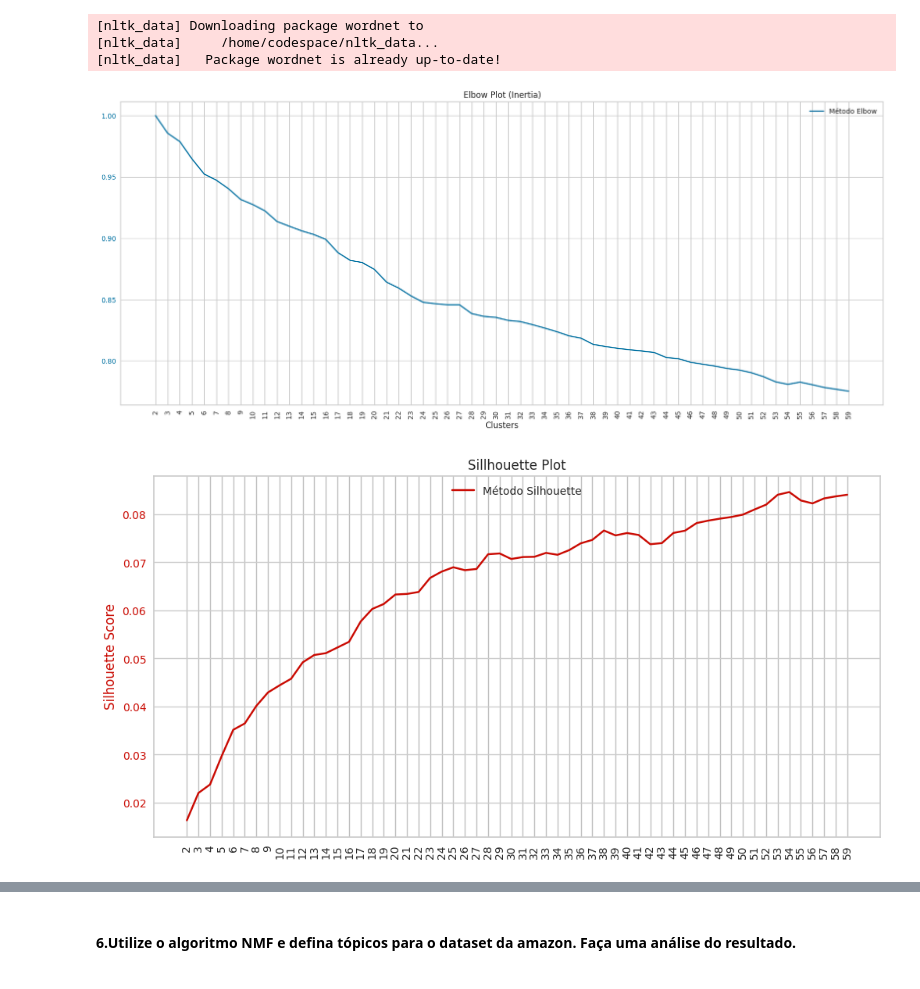
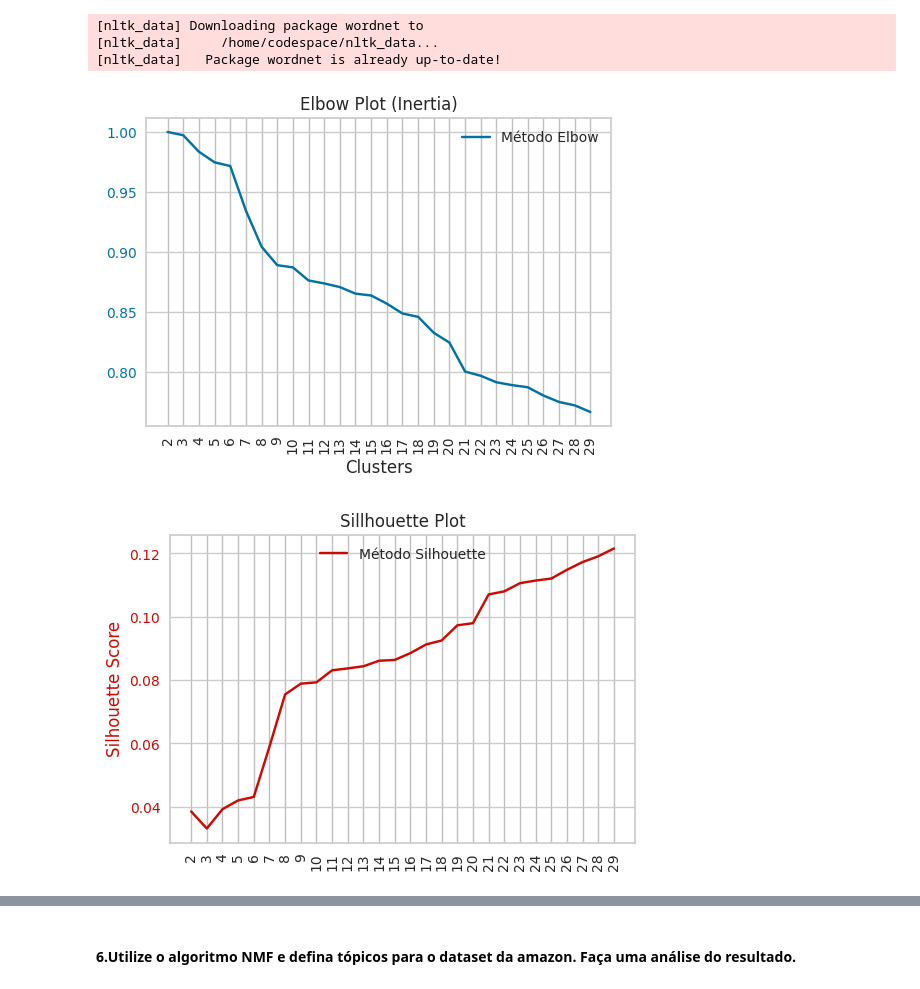
Before and after one commit to rodrigo1992-cmyk/Faculdade, a Jupyter notebook: Notebooks/rodrigo_mesquita_DR4_AT.ipynb, the cells around one changed output, grey strips where cells are left out. Saved outputs shown, nothing was run; the diff lists cells and outputs as text; code cells hidden in the pictures.

```diff
--- a/Notebooks/rodrigo_mesquita_DR4_AT.ipynb
+++ b/Notebooks/rodrigo_mesquita_DR4_AT.ipynb
@@ -182,3 +181,9 @@ classes = df['label_text'].unique()
 print(f'Quantidade de Classes: {len(classes)}')
 # %% [output]
 Quantidade de Classes: 60
+# %%
+#Filtrando apenas 6 classes para o trabalho
+filtro_classes = ['play_music', 'weather_query', 'calendar_query', 'general_quirky', 'qa_factoid', 'news_query']
+df = df[df['label_text'].isin(filtro_classes)].copy()
+classes = df['label_text'].unique()
+print(f'Quantidade de Classes: {len(classes)}')
@@ -205,7 +224,7 @@ vect = tfidf.fit_transform(data_lem)
 # %%
 #Treinar o Kmeans e iterar com diferentes valores de K para avaliar a quantidade idade, utilizando os métodos elbow e silhouette
 elbow, silhouette = {},{}
-for k in range(2, 60, 1):
+for k in range(2, 30, 1):
     model = KMeans(n_clusters= k, max_iter=1000, random_state=42).fit(vect)
     preds = model.predict(vect)
     elbow[k] = model.inertia_
@@ -213,31 +232,31 @@ for k in range(2, 60, 1):
 # %%
 #Plortar os gráficos de Elbow e Silhouete
 maximo = max(elbow.values())
 for key in elbow:
     elbow[key] = float(elbow[key]) / maximo
 
 #Gráfico Elbow
-fig, ax1 = plt.subplots(figsize=(20, 8))
+fig, ax1 = plt.subplots(figsize=(6, 4))
 ax1.plot(list(elbow.keys()), list(elbow.values()), label="Método Elbow", color='b')
 ax1.set_xlabel('Clusters', fontsize=12)
 ax1.tick_params('y', colors='b')
 ax1.legend(loc='upper right')
 
 #Ajustar o Xticks para que seja de 1 em 1
 ax1.set_xticks(list(elbow.keys()))
 ax1.set_xticklabels(list(elbow.keys()))
 #rotacionar os Xticks
 plt.xticks(rotation=90)
 #Adicionar grid vertical
 ax1.grid(visible=True, axis='x', linestyle='-', color='gray', alpha=0.5)
 
 plt.title('Elbow Plot (Inertia)')
 plt.show()
 # %% [output]
-[figure, old version]
+[figure, new version]
 # %%
 # Gráfico Silhouete
-fig, ax1 = plt.subplots(figsize=(12, 6))
+fig, ax1 = plt.subplots(figsize=(6, 4))
 ax1.plot(list(silhouette.keys()), list(silhouette.values()), label="Método Silhouette", color='r')
 ax1.set_ylabel('Silhouette Score', fontsize=12, color='r')
 ax1.tick_params('y', colors='r')
@@ -254,7 +273,7 @@ ax1.grid(visible=True, axis='x', linestyle='-', color='gray', alpha=0.5)
 plt.title('Sillhouette Plot')
 plt.show()
 # %% [output]
-[figure, old version]
+[figure, new version]
 # %%
 tfidf = TfidfVectorizer(max_df=max_df, min_df=min_df, stop_words='english')
 vect = tfidf.fit_transform(data_lem)
```
Also changed, not shown: parts of 20 cells of this notebook.
